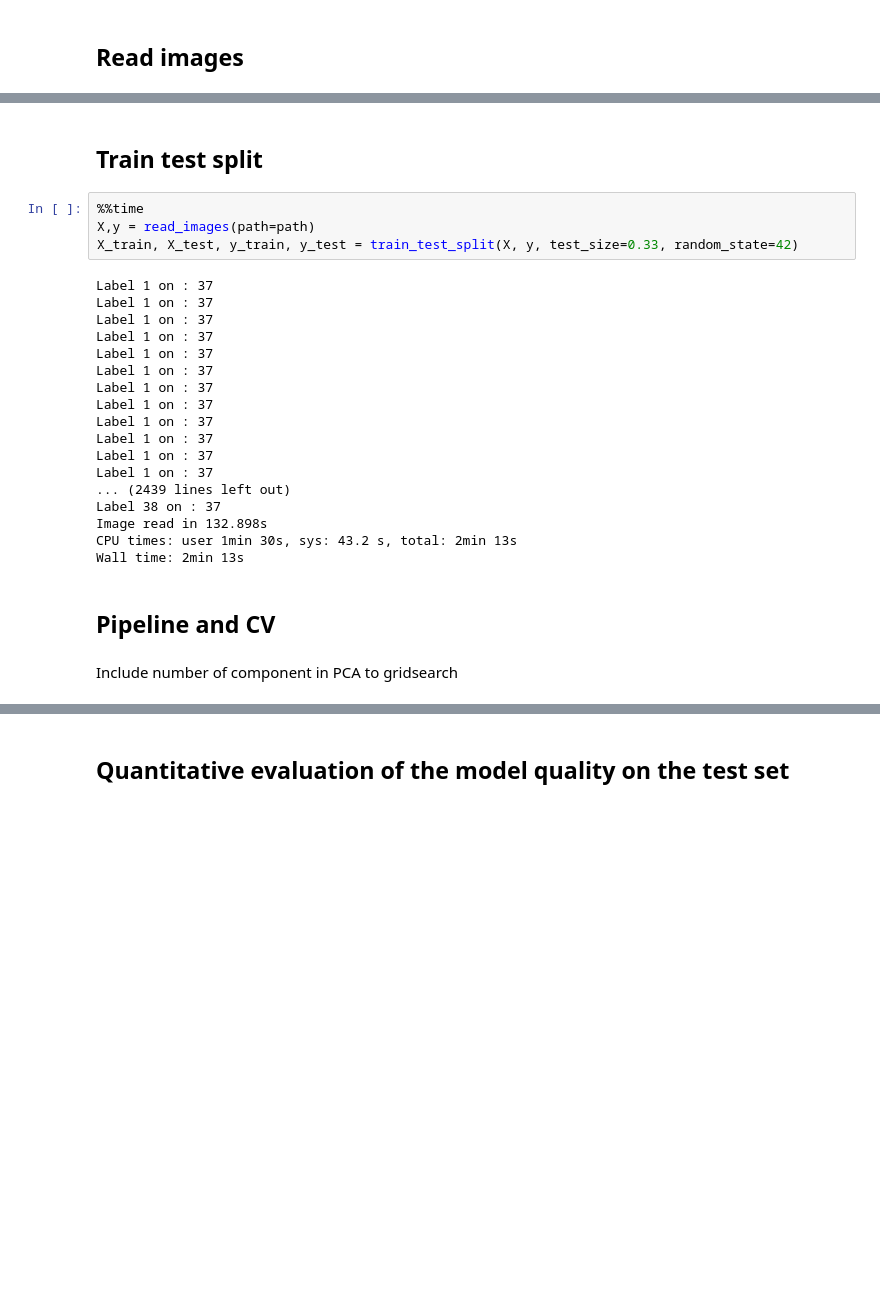
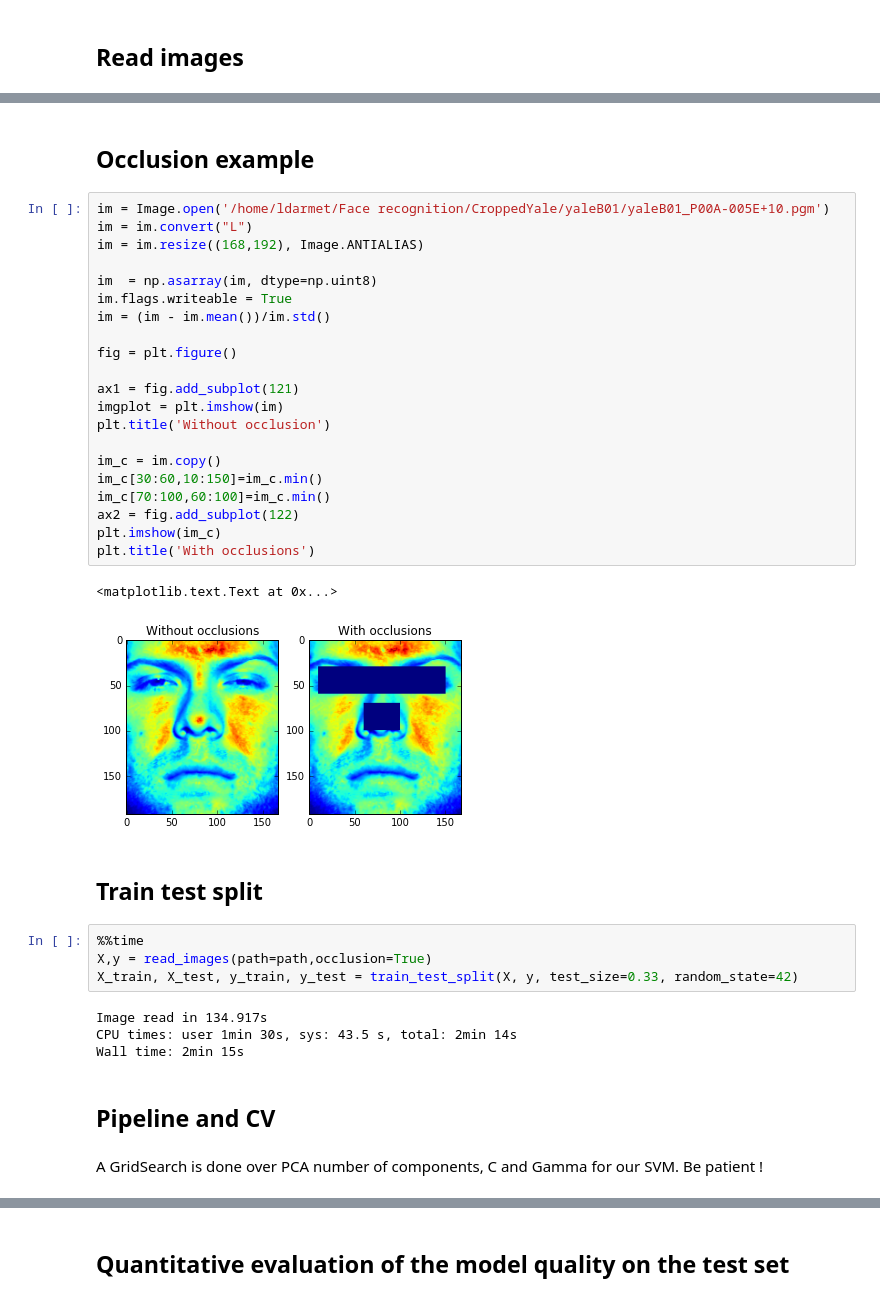
Before and after one commit to maxwab/facerecog, a Jupyter notebook: Face_PCA_SVM.ipynb, the cells around one changed output, grey strips where cells are left out. Saved outputs shown, nothing was run; the diff lists cells and outputs as text; blank space fills up the shorter version.

```diff
--- a/Face_PCA_SVM.ipynb
+++ b/Face_PCA_SVM.ipynb
@@ -60,34 +63,46 @@ def read_images(path, sz=(168,192)):
     X = X[1::,:] # Skip the first line which is void
     print("Image read in %0.3fs" % (time() - t0))
     return [X,y]
+# %% [markdown]
+## Occlusion example
+# %%
+im = Image.open('/home/ldarmet/Face recognition/CroppedYale/yaleB01/yaleB01_P00A-005E+10.pgm')
+im = im.convert("L")
+im = im.resize((168,192), Image.ANTIALIAS)
+
+im  = np.asarray(im, dtype=np.uint8)
+im.flags.writeable = True
+im = (im - im.mean())/im.std()
+
+fig = plt.figure()
+
+ax1 = fig.add_subplot(121)
+imgplot = plt.imshow(im)
+plt.title('Without occlusion')
+
+im_c = im.copy()
+im_c[30:60,10:150]=im_c.min()
+im_c[70:100,60:100]=im_c.min()
+ax2 = fig.add_subplot(122)
+plt.imshow(im_c)
+plt.title('With occlusions')
+# %% [output]
+<matplotlib.text.Text at 0x...>
+[figure, added]
 # %% [markdown]
 ## Train test split
 # %%
 %%time
-X,y = read_images(path=path)
+X,y = read_images(path=path,occlusion=True)
 X_train, X_test, y_train, y_test = train_test_split(X, y, test_size=0.33, random_state=42)
 # %% [output]
-Label 1 on : 37
-Label 1 on : 37
-Label 1 on : 37
-Label 1 on : 37
-Label 1 on : 37
-Label 1 on : 37
-Label 1 on : 37
-Label 1 on : 37
-Label 1 on : 37
-Label 1 on : 37
-Label 1 on : 37
-Label 1 on : 37
-... (2439 lines left out)
-Label 38 on : 37
-Image read in 132.898s
-CPU times: user 1min 30s, sys: 43.2 s, total: 2min 13s
-Wall time: 2min 13s
+Image read in 134.917s
+CPU times: user 1min 30s, sys: 43.5 s, total: 2min 14s
+Wall time: 2min 15s
 # %% [markdown]
 ## Pipeline and CV
-# %% [markdown]
-Include number of component in PCA to gridsearch
+# %% [markdown]
+A GridSearch is done over PCA number of components, C and Gamma for our SVM. Be patient !
 # %%
 %%time
 pipe = Pipeline([
```
Also changed, not shown: parts of 7 cells of this notebook.
